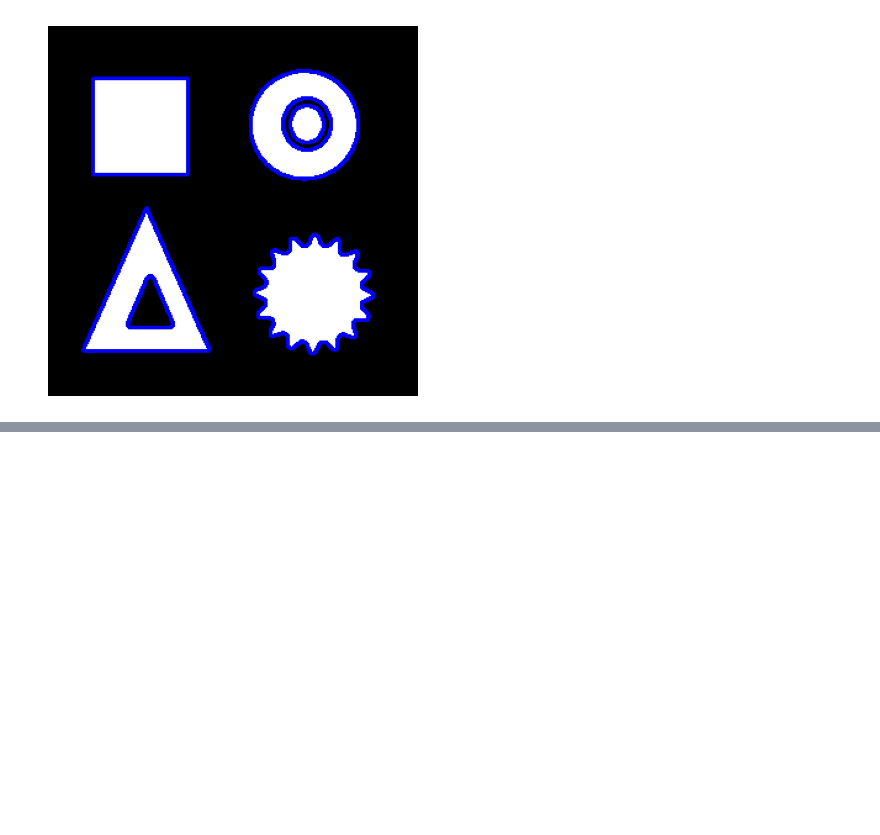
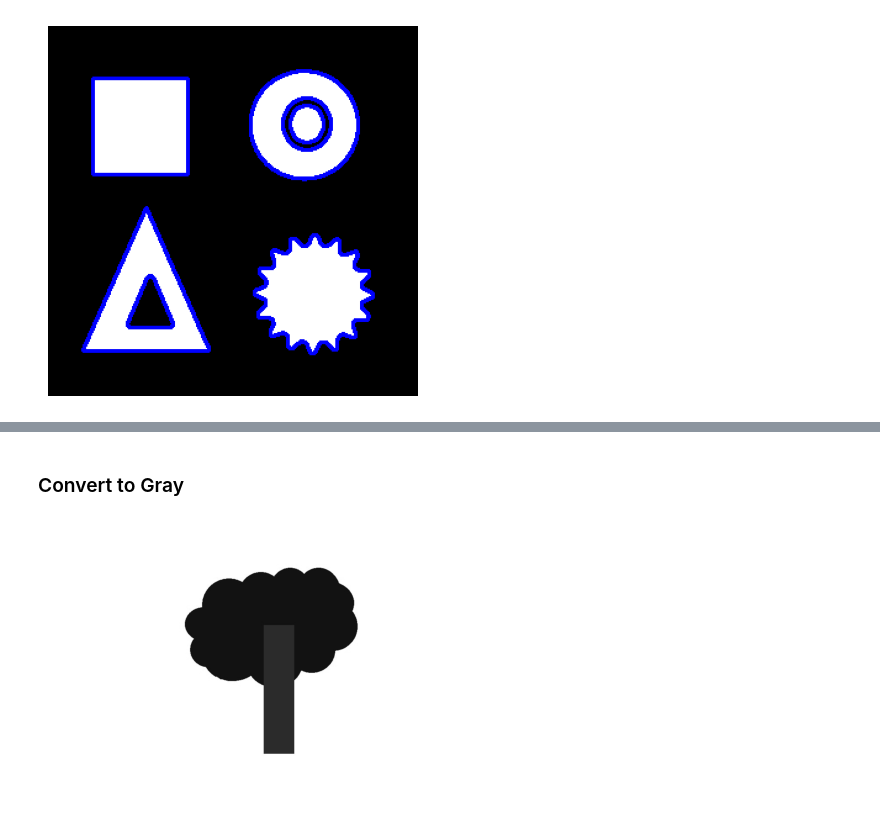
Before and after one commit to HordesOfGhost/Learning_OpenCV, a Jupyter notebook: Contours/Learning_Countours_1.ipynb, the cells around one changed output, grey strips where cells are left out. Drawn from its saved outputs; the diff is of its cells as text; code cells hidden in the pictures; blank space fills up the shorter version.

```diff
--- a/Contours/Learning_Countours_1.ipynb
+++ b/Contours/Learning_Countours_1.ipynb
@@ -97,0 +124,15 @@ Number of contours found in RETR_TREE = 7
+# %% [markdown]
+### Convert to Gray
+# %%
+tree_original = tree.copy()
+
+### Convert to Gray
+gray = cv2.cvtColor(tree, cv2.COLOR_BGR2GRAY)
+
+plt.imshow(gray, cmap = "gray");
+plt.axis("off");
+
+# cv2.imshow("gray",gray)
+# cv2.waitKey(0)
+# %% [output]
+[figure, added]
```
Also changed, not shown: parts of 24 cells of this notebook, 6 other files.
